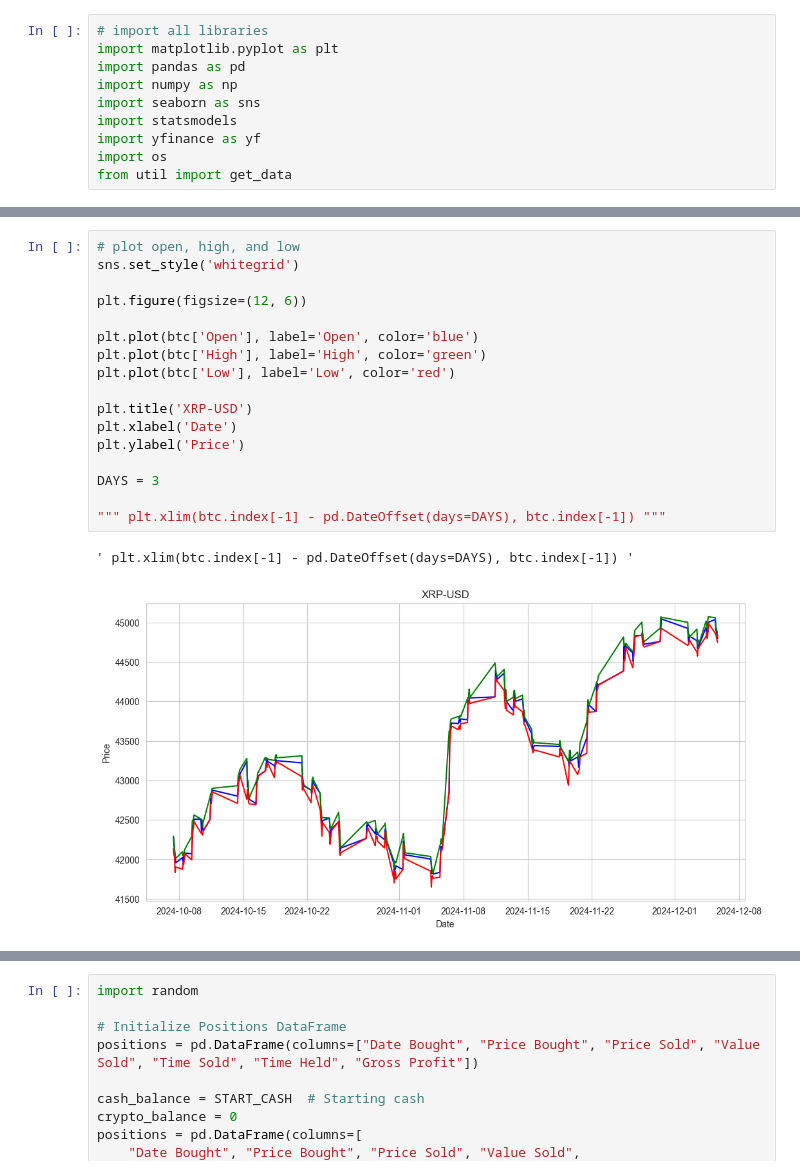
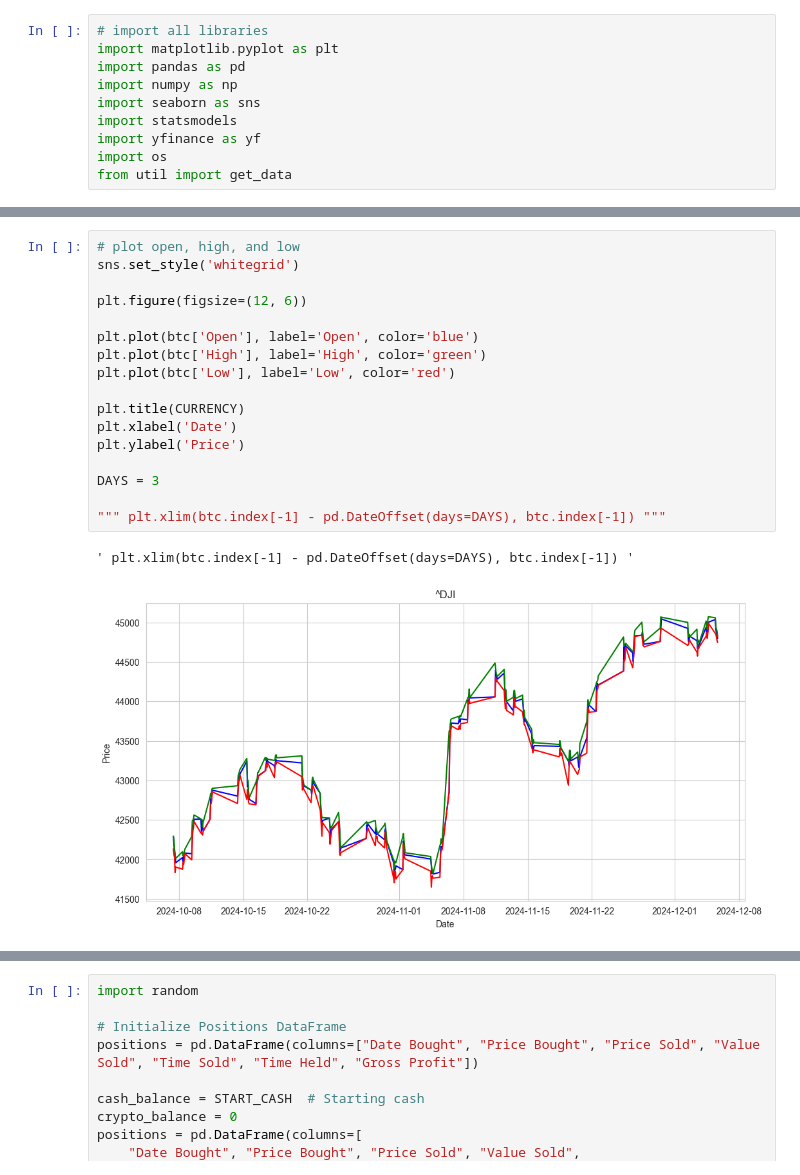
Before and after one commit to AkeBoss-tech/CoolCryptoCode, a Jupyter notebook: crypto-trail.ipynb, the cells around one changed output, grey strips where cells are left out. Drawn from its saved outputs; the diff is of its cells as text.

```diff
--- a/crypto-trail.ipynb
+++ b/crypto-trail.ipynb
@@ -29,20 +35,20 @@ NameError: name 'get_data' is not defined
 # %%
 # plot open, high, and low
 sns.set_style('whitegrid')
 
 plt.figure(figsize=(12, 6))
 
 plt.plot(btc['Open'], label='Open', color='blue')
 plt.plot(btc['High'], label='High', color='green')
 plt.plot(btc['Low'], label='Low', color='red')
 
-plt.title('XRP-USD')
+plt.title(CURRENCY)
 plt.xlabel('Date')
 plt.ylabel('Price')
 
 DAYS = 3
 
 """ plt.xlim(btc.index[-1] - pd.DateOffset(days=DAYS), btc.index[-1]) """
 # %% [output]
 ' plt.xlim(btc.index[-1] - pd.DateOffset(days=DAYS), btc.index[-1]) '
-[figure, old version]
+[figure, new version]
```
Also changed, not shown: parts of 4 cells of this notebook, 4 other files.
